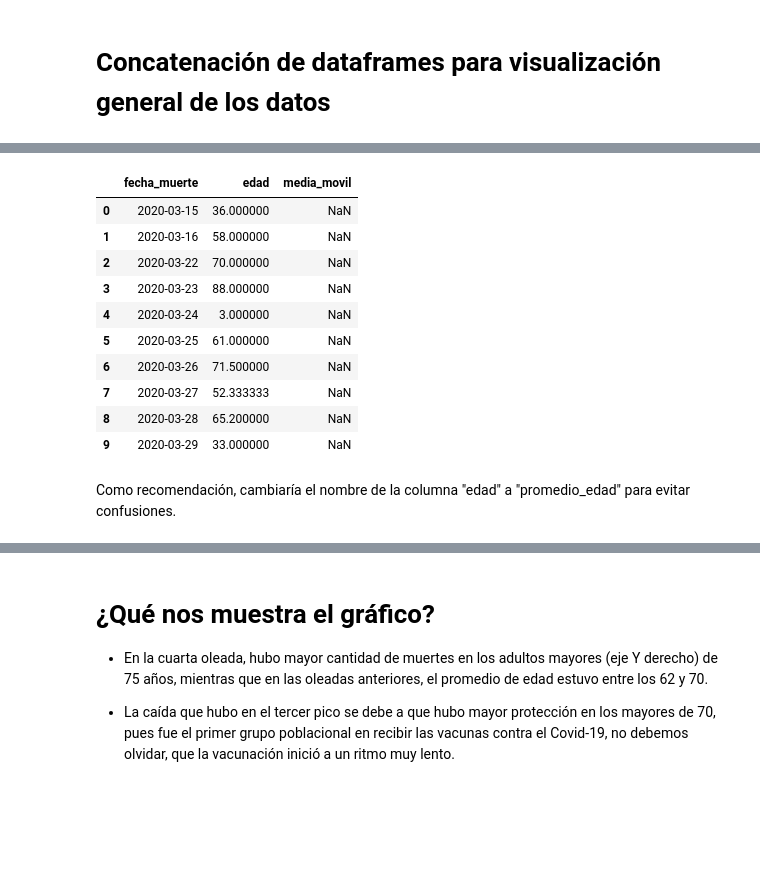
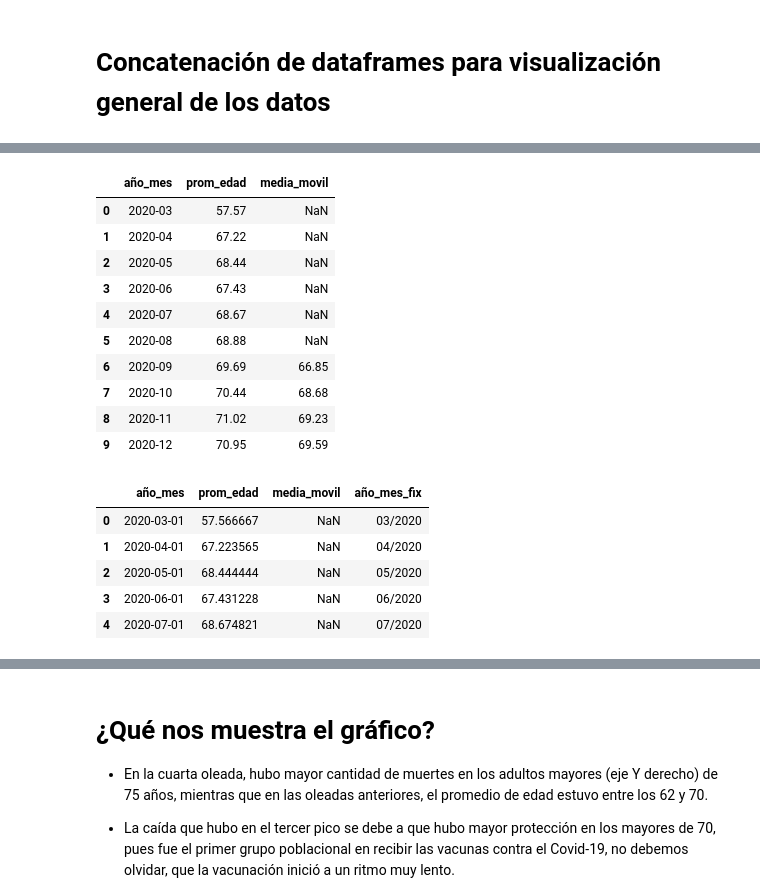
Before and after one commit to Nebiros96/Covid_Colombia_v09, a Jupyter notebook: Covid_CO_muertes.ipynb, the cells around one changed output, grey strips where cells are left out. Cells and saved outputs as stored; diff of their text form; code cells hidden in the pictures; blank space fills up the shorter version.

```diff
--- a/Covid_CO_muertes.ipynb
+++ b/Covid_CO_muertes.ipynb
@@ -17,9 +17,9 @@ Acceder a los datos de la API requiere autenticación (Client), sino las consult
 # Ponemos los datos requeridos para el acceso
 
 client = Socrata("www.datos.gov.co",
-                 "*********************", # No se debe compartir esta información
-                 username="j*************",
-                 password="************.")
+                 "Mj0J5NlKCDgxQtMlVNSei5HLC",
+                 username="juliangomez9614@gmail.com",
+                 password="Yoyo9614.")
 # %% [markdown]
 Para que el código quede más legible, vamos a separar la consulta (query) en un str aparte del .get
 # %%
@@ -31,13 +31,13 @@ Para que el código quede más legible, vamos a separar la consulta (query) en u
 query = f"""SELECT fecha_reporte_web, departamento_nom, \
     ciudad_municipio_nom, edad, sexo, ubicacion, estado, recuperado, \
     fecha_inicio_sintomas, fecha_muerte WHERE edad > 59 AND \
-        recuperado = 'Fallecido' OR recuperado = 'fallecido' AND edad > 59 LIMIT 6015000"""
+        recuperado = 'Fallecido' OR recuperado = 'fallecido' AND edad > 59 LIMIT 7000000"""
 
 # segunda consulta: datos con edades menores a 60 años
 query2 = f"""SELECT fecha_reporte_web, departamento_nom, \
     ciudad_municipio_nom, edad, sexo, ubicacion, estado, recuperado, \
     fecha_inicio_sintomas, fecha_muerte  WHERE edad < 60 AND \
-        recuperado =  'Fallecido' OR  recuperado = 'fallecido' AND edad < 60 LIMIT 6015000"""
+        recuperado =  'Fallecido' OR  recuperado = 'fallecido' AND edad < 60 LIMIT 7000000"""
 # %% [markdown]
 Para evitarnos posibles errores, en la consulta ingresamos el condicional WHERE tanto para "Fallecido" como para "fallecido", eso para que los casos registrados con la "f" minuscula no queden por fuera de la consulta, así que acá los incluímos de una vez. (Esto lo hice porque ya conozco la base de datos, pero NO es recomendable porque es posible errores de otro tipo como "fallecid0, fallecidx, etc").
 # Dataframe para mayores de 59 años
@@ -265,29 +272,38 @@ A la visualización sería interesante graficarle el promedio de edad de los fal
 # %%
 # Creamos df agrupado por fecha de muerte y edad calculado por promedio
-all_muertes = all_ages.groupby("fecha_muerte")["edad"].mean().reset_index()
+all_muertes = all_ages.groupby("año_mes")["edad"].mean().reset_index()
+all_muertes = all_muertes.rename(columns = {"edad":"prom_edad"})
 
 # Como el promedio puede ser muy cambiante, vamos a utilizar un promedio móvil de 7 días para suavizar los datos
-all_muertes["media_movil"] = all_muertes["edad"].rolling(window=7).mean()
+all_muertes["media_movil"] = all_muertes["prom_edad"].rolling(window=7).mean()
 
 # Evitamos transformación de la curva al princpio de la pandemia, pues puede alterar el análsis.
 # Usamos .mask para reemplazar valores según la condición fecha_muerte ANTES DE (<) el 1° de mayo de 2020
 # Reemplzamos con np.nan
 all_muertes["media_movil"] = all_muertes["media_movil"].mask\
-(all_muertes["fecha_muerte"] < "2020-05-01", np.nan).astype(float)
+(all_muertes["año_mes"] < "2020-05", np.nan).astype(float)
 
 # Comprobamos .mask
-all_muertes.head(10)
+all_muertes.head(10).round(2)
 # %% [output]
-|  | fecha_muerte | edad | media_movil |
-| 0 | 2020-03-15 | 36.000000 | NaN |
-| 1 | 2020-03-16 | 58.000000 | NaN |
-| 2 | 2020-03-22 | 70.000000 | NaN |
-| 3 | 2020-03-23 | 88.000000 | NaN |
-| 4 | 2020-03-24 | 3.000000 | NaN |
-| 5 | 2020-03-25 | 61.000000 | NaN |
-| 6 | 2020-03-26 | 71.500000 | NaN |
-| 7 | 2020-03-27 | 52.333333 | NaN |
-| 8 | 2020-03-28 | 65.200000 | NaN |
-| 9 | 2020-03-29 | 33.000000 | NaN |
+|  | año_mes | prom_edad | media_movil |
+| 0 | 2020-03 | 57.57 | NaN |
+| 1 | 2020-04 | 67.22 | NaN |
+| 2 | 2020-05 | 68.44 | NaN |
+| 3 | 2020-06 | 67.43 | NaN |
+| 4 | 2020-07 | 68.67 | NaN |
+| 5 | 2020-08 | 68.88 | NaN |
+| 6 | 2020-09 | 69.69 | 66.85 |
+| 7 | 2020-10 | 70.44 | 68.68 |
+| 8 | 2020-11 | 71.02 | 69.23 |
+| 9 | 2020-12 | 70.95 | 69.59 |
-# %% [markdown]
-Como recomendación, cambiaría el nombre de la columna "edad" a "promedio_edad" para evitar confusiones.
+# %%
+all_muertes["año_mes"] = pd.to_datetime(all_muertes["año_mes"])
+all_muertes["año_mes_fix"] = all_muertes["año_mes"].dt.strftime("%m/%Y")
+# %% [output]
+|  | año_mes | prom_edad | media_movil | año_mes_fix |
+| 0 | 2020-03-01 | 57.566667 | NaN | 03/2020 |
+| 1 | 2020-04-01 | 67.223565 | NaN | 04/2020 |
+| 2 | 2020-05-01 | 68.444444 | NaN | 05/2020 |
+| 3 | 2020-06-01 | 67.431228 | NaN | 06/2020 |
+| 4 | 2020-07-01 | 68.674821 | NaN | 07/2020 |
```
Also changed, not shown: parts of 13 cells of this notebook.
